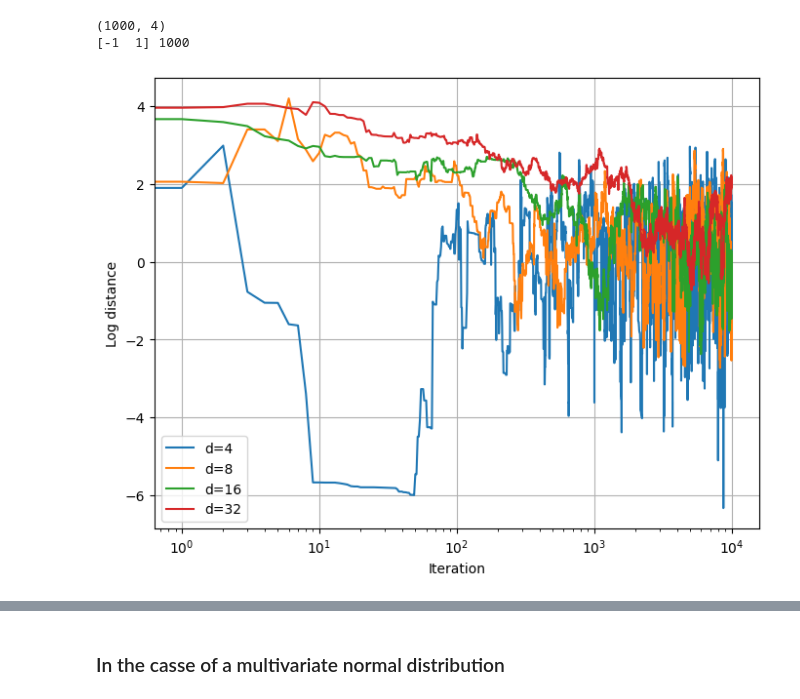
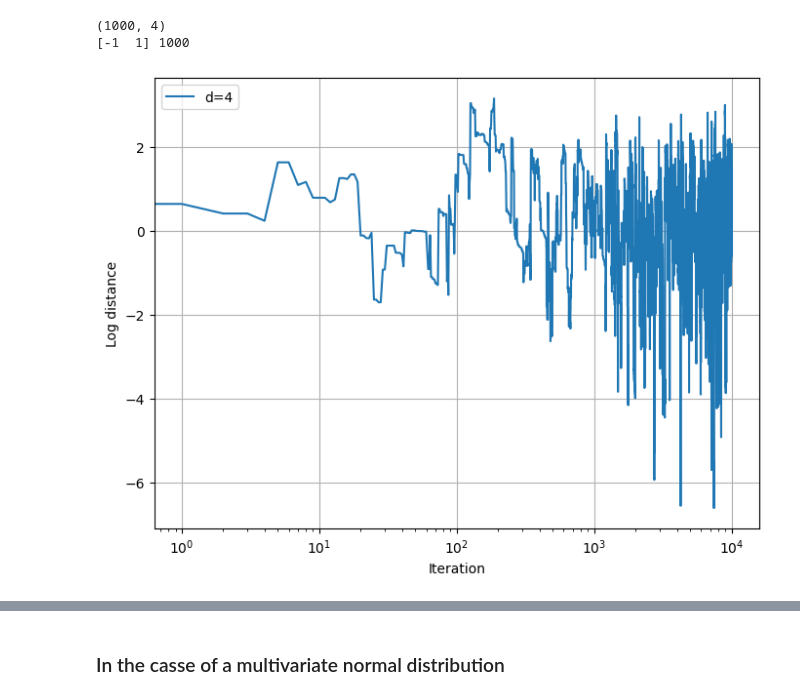
Before and after one commit to MohamedKeteb/Coupling_ESS, a Jupyter notebook: simu_ESS.ipynb, the cells around one changed output, grey strips where cells are left out. Cells and saved outputs as stored; diff of their text form; code cells hidden in the pictures.

```diff
--- a/simu_ESS.ipynb
+++ b/simu_ESS.ipynb
@@ -611,28 +611,28 @@ def coupled_ess2_blr(x_init, y_init, X, Y, e, N):
 # %%
 if __name__ == "__main__":
     N = 10000
     e = 0.8
     plt.figure(figsize=(8, 6))
 
-    for d in [2**k for k in range(2, 6)]:
+    for d in [2**k for k in range(2,3)]:
         X, Y = make_classification(n_samples=1000, n_features=d, n_classes=2, random_state=0)
         Y = 2 * Y - 1  # transforme les labels 0,1 en -1,1
 
         x_init, y_init = np.random.randn(2, d)
 
         samples, list_theta2 = coupled_ess2_blr(x_init, y_init, X, Y, e, N)
         x_sample_blr = np.array([samples[i][0] for i in range(len(samples))])
         y_sample_blr = np.array([samples[i][1] for i in range(len(samples))])
 
         dist = np.sum((x_sample_blr - y_sample_blr) ** 2, axis=1)
 
         plt.plot(np.log(dist), label=f"d={d}")
     plt.xscale('log')  # Mettre l'axe Y en échelle logarithmique
     plt.xlabel("Iteration")
     plt.ylabel("Log distance")
     plt.grid()
     plt.legend()
     plt.savefig("images/reglog_crn.png", dpi=300, bbox_inches='tight')
     plt.show()
 # %% [output]
-[figure, old version]
+[figure, new version]
```
Also changed, not shown: parts of 27 cells of this notebook, 15 other files.
